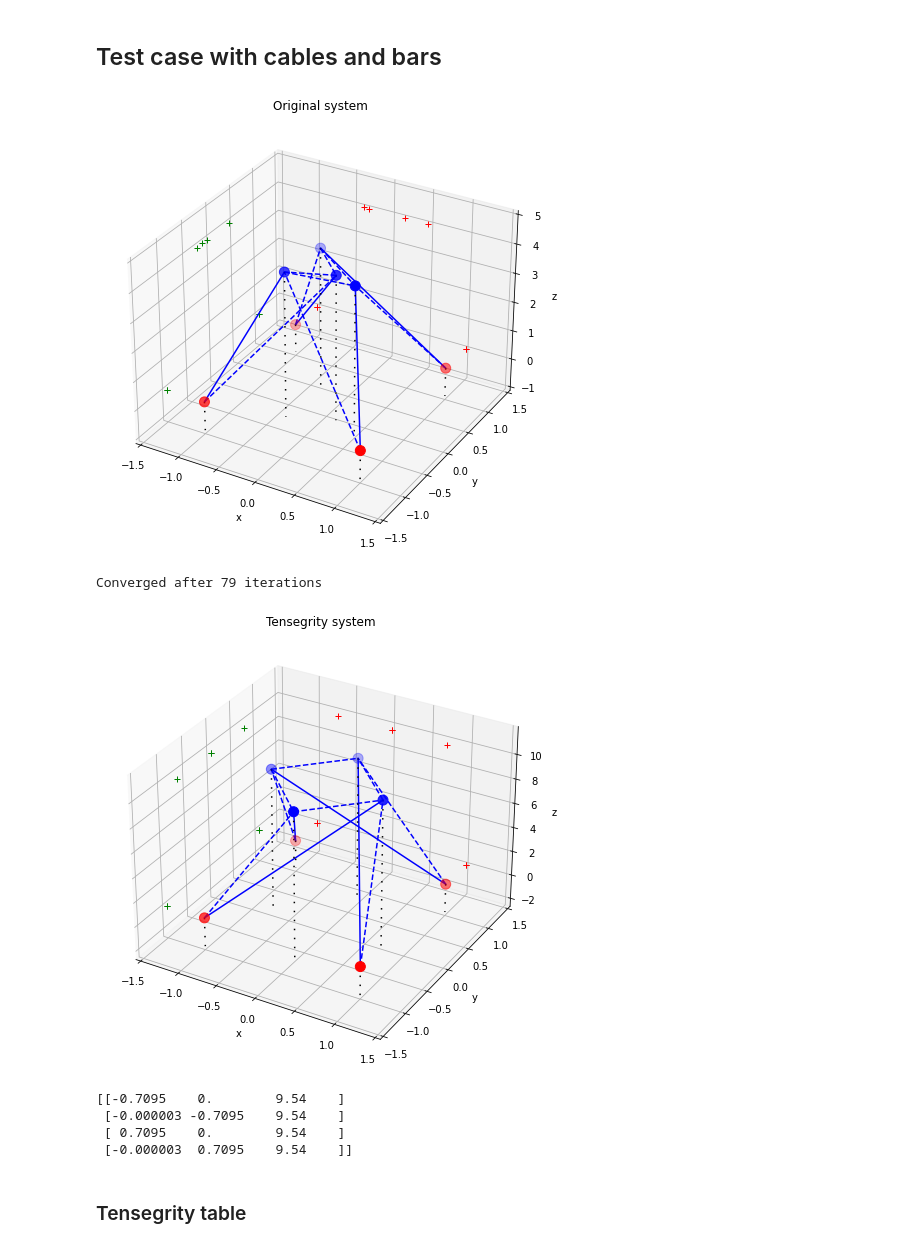
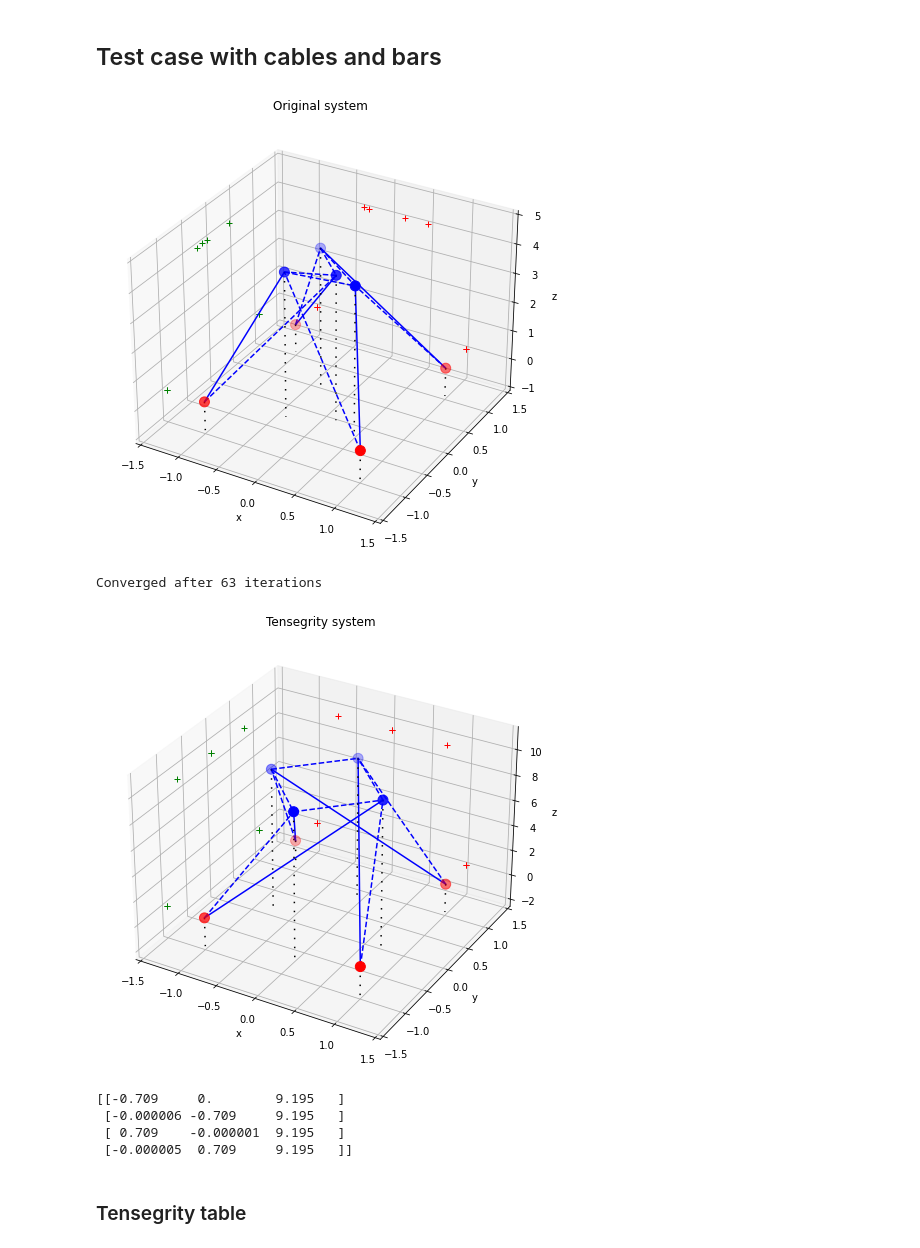
Before and after one commit to aledha/Tensegrity-Structures, a Jupyter notebook: main.ipynb, the cells around one changed output. Cells and saved outputs as stored; diff of their text form; code cells hidden in the pictures.

```diff
--- a/main.ipynb
+++ b/main.ipynb
@@ -59,46 +20,14 @@ Converged after 26 iterations
 # %% [markdown]
 ## Test case with cables and bars
-# %%
-g, rho, c, k = 0, 0, 1, 0.1
-consts = [g, rho, c, k]
-N = 8
-M = 4
-P = np.array([[1, 1, 0],
-              [-1, 1, 0],
-              [-1, -1, 0],
-              [1, -1, 0]])
-Y0 = np.random.rand(N-M, 3) - 0.5
-Y0[:, 2] = 4
-P[0, 2] = 0.5
-X0 = np.vstack((P, Y0))
-
-cables = np.zeros((N, N))
-bars = np.zeros((N, N))
-
-bars[0, 4], bars[1, 5], bars[2, 6], bars[3, 7] = [10] * 4
-cables[0, 7], cables[1, 4], cables[2, 5], cables[3, 6] = [8] * 4
-cables[4, 5], cables[4, 7], cables[5, 6], cables[6, 7] = [1] * 4
-
-ms = np.zeros(N)
-
-def f(y):
-    X = np.concatenate((P.flatten(), y))
-    return efunc.E(X, cables, bars, ms, consts)
-
-def df(y):
-    return efunc.dE(y, P, cables, bars, ms, N, M, consts)
-
-Y = solver.BFGS(X0.flatten(), N, M, cables, bars, 1000, f, df)
-
-Y = Y.reshape((N-M, 3))
-print(np.float16(Y))
-# %% [output]
-[figure, removed]
-Converged after 79 iterations
-[figure, removed]
-[[-0.7095    0.        9.54    ]
- [-0.000003 -0.7095    9.54    ]
- [ 0.7095    0.        9.54    ]
- [-0.000003  0.7095    9.54    ]]
+# %%
+ex.cables_and_bars()
+# %% [output]
+[figure, added]
+Converged after 63 iterations
+[figure, added]
+[[-0.709     0.        9.195   ]
+ [-0.000006 -0.709     9.195   ]
+ [ 0.709    -0.000001  9.195   ]
+ [-0.000005  0.709     9.195   ]]
 # %% [markdown]
 ### Tensegrity table
```
Also changed, not shown: parts of 17 cells of this notebook, 4 other files.
